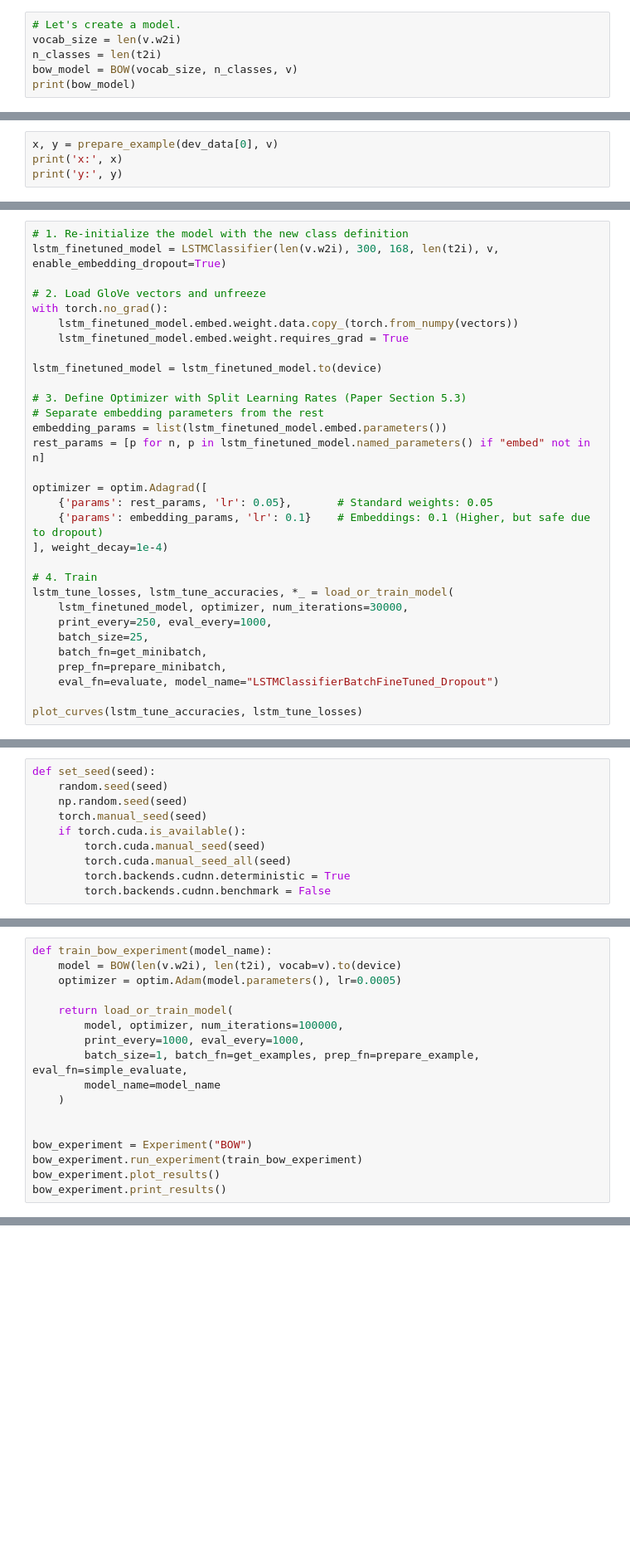
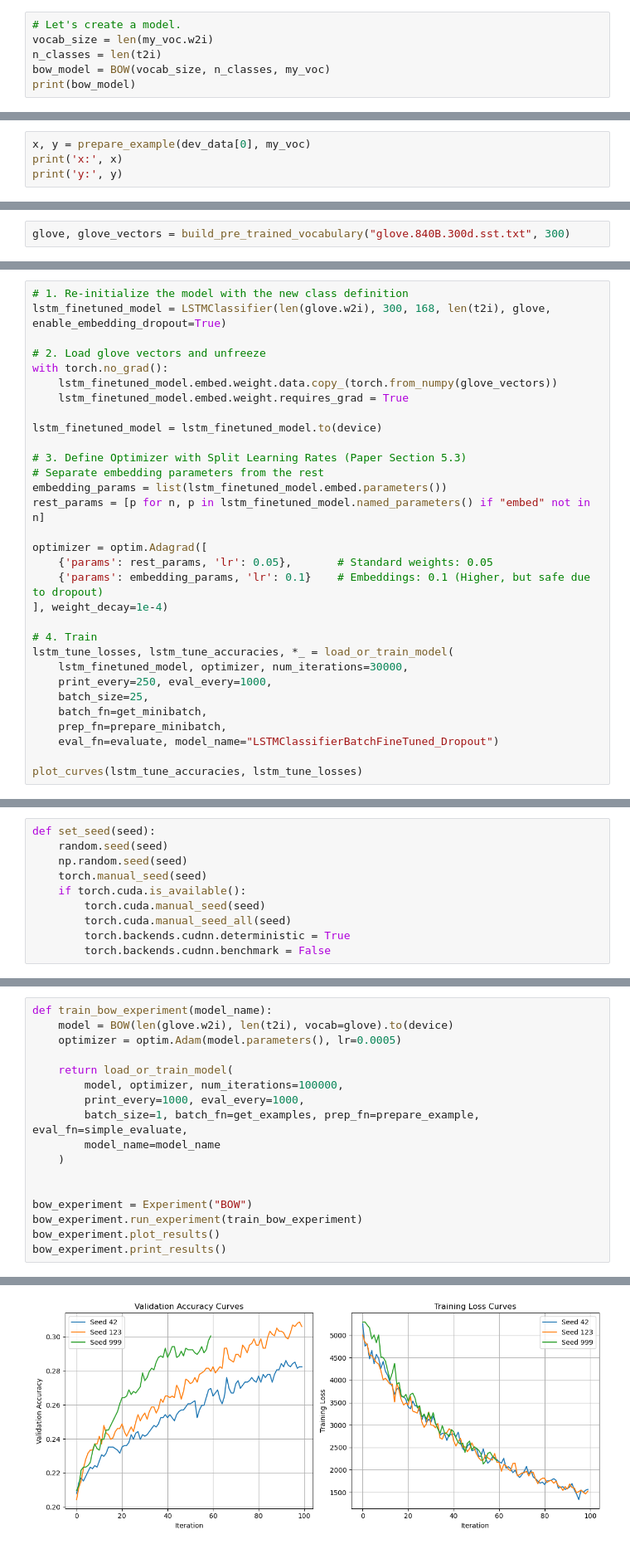
Before and after one commit to NiccoloCase/uva-nlp-1-assignments, a Jupyter notebook: assignment2/NLP1_2025_Practical_2.ipynb, the cells around one changed output, grey strips where cells are left out. Shown at 83% size. Saved outputs shown, nothing was run; the diff lists cells and outputs as text; blank space fills up the shorter version.

Commit message:
Update execution counts in NLP practical notebook and refactor vocabulary variable names for clarity

```diff
--- a/assignment2/NLP1_2025_Practical_2.ipynb
+++ b/assignment2/NLP1_2025_Practical_2.ipynb
@@ -434,9 +434,9 @@ class BOW(nn.Module):
     return logits
 # %%
 # Let's create a model.
-vocab_size = len(v.w2i)
+vocab_size = len(my_voc.w2i)
 n_classes = len(t2i)
-bow_model = BOW(vocab_size, n_classes, v)
+bow_model = BOW(vocab_size, n_classes, my_voc)
 print(bow_model)
 # %% [output]
 BOW(
@@ -485,7 +485,7 @@ def prepare_example(example, vocab):
 
   return x, y
 # %%
-x, y = prepare_example(dev_data[0], v)
+x, y = prepare_example(dev_data[0], my_voc)
 print('x:', x)
 print('y:', y)
 # %% [output]
@@ -1150,0 +1150,2 @@ Vectors shape: (20727, 300)
+# %%
+glove, glove_vectors = build_pre_trained_vocabulary("glove.840B.300d.sst.txt", 300)
@@ -1804,11 +1813,11 @@ plot_curves(lstm_tune_accuracies, lstm_tune_losses)
 [figure]
 # %%
 # 1. Re-initialize the model with the new class definition
-lstm_finetuned_model = LSTMClassifier(len(v.w2i), 300, 168, len(t2i), v, enable_embedding_dropout=True)
+lstm_finetuned_model = LSTMClassifier(len(glove.w2i), 300, 168, len(t2i), glove, enable_embedding_dropout=True)
 
-# 2. Load GloVe vectors and unfreeze
+# 2. Load glove vectors and unfreeze
 with torch.no_grad():
-    lstm_finetuned_model.embed.weight.data.copy_(torch.from_numpy(vectors))
+    lstm_finetuned_model.embed.weight.data.copy_(torch.from_numpy(glove_vectors))
     lstm_finetuned_model.embed.weight.requires_grad = True
 
 lstm_finetuned_model = lstm_finetuned_model.to(device)
@@ -2556,6 +2597,6 @@ class Experiment:
 # %%
 def train_bow_experiment(model_name):
-    model = BOW(len(v.w2i), len(t2i), vocab=v).to(device)
+    model = BOW(len(glove.w2i), len(t2i), vocab=glove).to(device)
     optimizer = optim.Adam(model.parameters(), lr=0.0005)
 
     return load_or_train_model(
@@ -2589,0 +2632 @@ Shuffling training data
+[figure, added]
```
Also changed, not shown: parts of 27 cells of this notebook.
